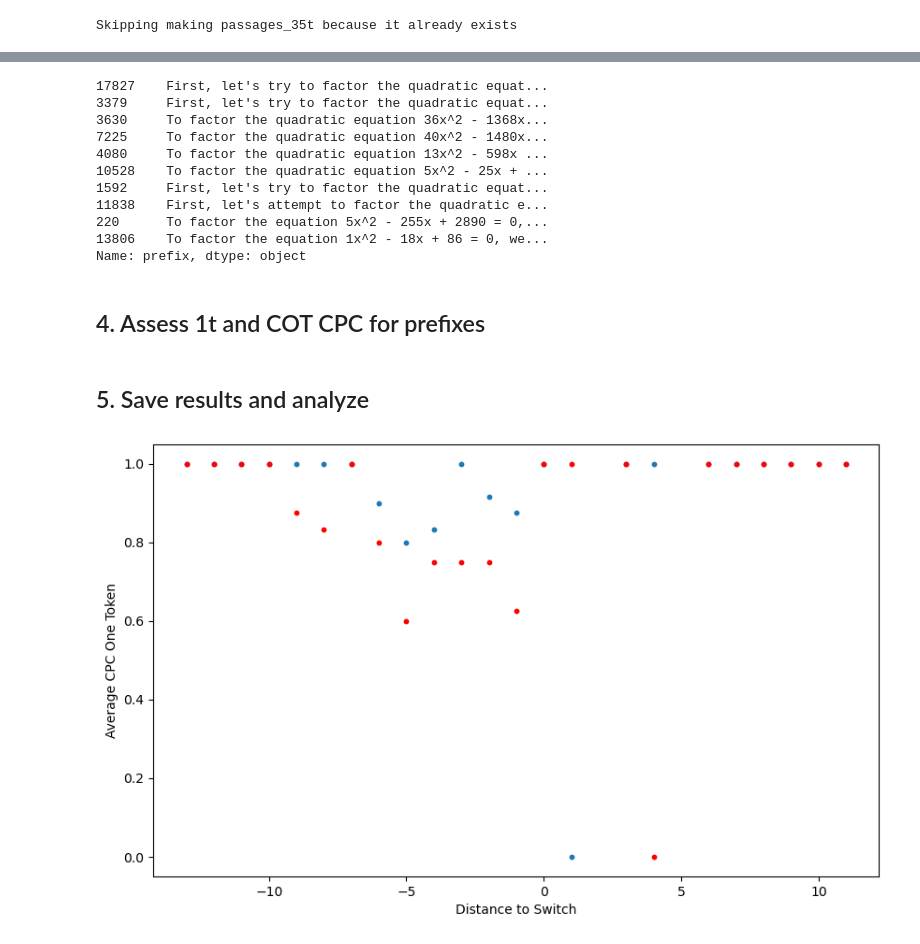
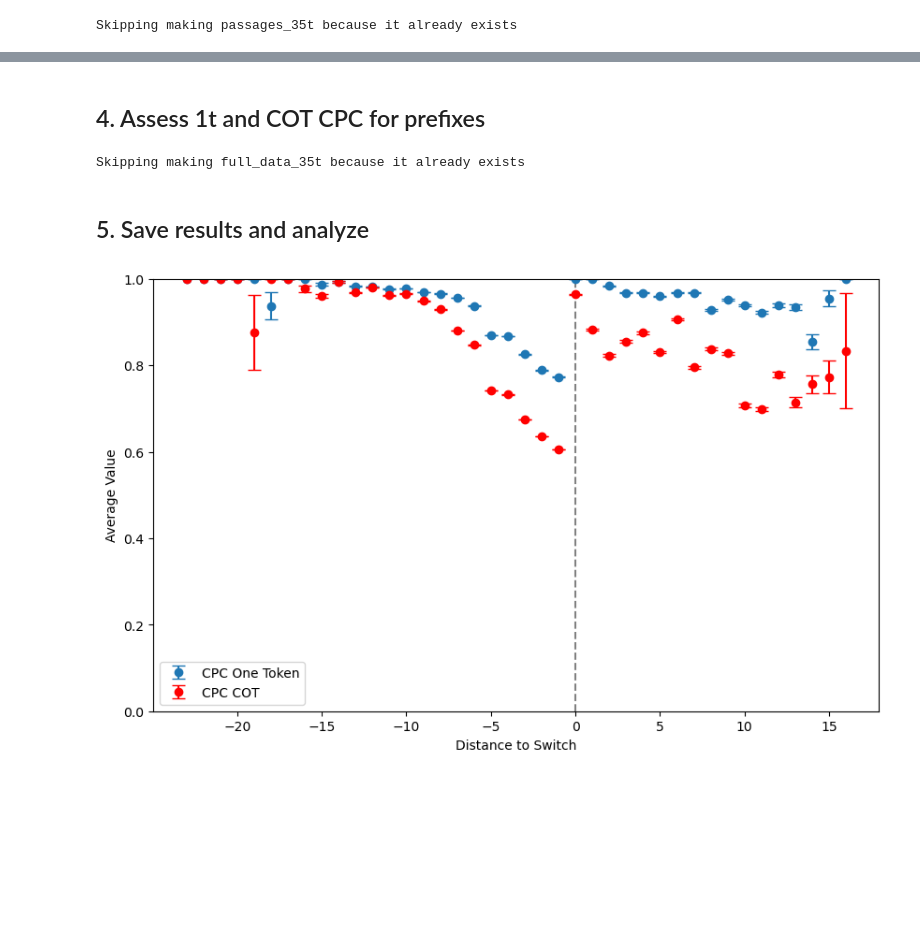
Before and after one commit to jlucassen/CPC_stepping_back, a Jupyter notebook: quadratic_pipeline.ipynb, the cells around one changed output, grey strips where cells are left out. Saved outputs shown, nothing was run; the diff lists cells and outputs as text; code cells hidden in the pictures; blank space fills up the shorter version.

```diff
--- a/quadratic_pipeline.ipynb
+++ b/quadratic_pipeline.ipynb
@@ -125,18 +166,3 @@ plt.show()
-# %%
-passages_35t_sample = passages_35t.sample(10)
-passages_35t_sample['prefix']
-# %% [output]
-17827    First, let's try to factor the quadratic equat...
-3379     First, let's try to factor the quadratic equat...
-3630     To factor the quadratic equation 36x^2 - 1368x...
-7225     To factor the quadratic equation 40x^2 - 1480x...
-4080     To factor the quadratic equation 13x^2 - 598x ...
-10528    To factor the quadratic equation 5x^2 - 25x + ...
-1592     First, let's try to factor the quadratic equat...
-11838    First, let's attempt to factor the quadratic e...
-220      To factor the equation 5x^2 - 255x + 2890 = 0,...
-13806    To factor the equation 1x^2 - 18x + 86 = 0, we...
-Name: prefix, dtype: object
 # %% [markdown]
 ## 4. Assess 1t and COT CPC for prefixes
 # %%
@@ -181,20 +202,45 @@ test.to_csv('gpt35t_experiment2_test.csv', index=False)
+# %%
+if not os.path.exists('data/full_data_35t.csv'):
+    print("Making full_data_35t")
+    full_data_35t = experiment2(gpt35t, passages_35t)
+    full_data_35t.to_csv('data/full_data_35t.csv')
+else:
+    print(colored("Skipping making full_data_35t because it already exists", 'blue'))
+    full_data_35t = pd.read_csv('data/full_data_35t.csv')
+# %% [output]
+Skipping making full_data_35t because it already exists
 # %% [markdown]
 ## 5. Save results and analyze
-# %%
-test['dist_to_switch'] = test['index'] - test['switch_index']
-test['cpc_one_token_numeric'] = test['cpc_one_token'].map({'Yes': 1, 'No': 0})
-test['cpc_cot'] = test['cpc_cot'].map({'Yes': 1, 'No': 0})
-
-# Then, we can group the data by 'dist_to_switch' and calculate the mean of 'cpc_one_token_numeric'
-grouped_1t = test.groupby('dist_to_switch')['cpc_one_token_numeric'].mean().reset_index()
-grouped_cot = test.groupby('dist_to_switch')['cpc_cot'].mean().reset_index()
-
-# Now, we can plot the data
-plt.figure(figsize=(10, 6))
-plt.scatter(grouped_1t['dist_to_switch'], grouped_1t['cpc_one_token_numeric'], s=10)
-plt.scatter(grouped_cot['dist_to_switch'], grouped_cot['cpc_cot'], s=10, color='red')
-plt.xlabel('Distance to Switch')
-plt.ylabel('Average CPC One Token')
-plt.show()
-# %% [output]
-[figure, removed]
+# %%
+import matplotlib.pyplot as plt
+from scipy.stats import sem
+import numpy as np
+
+# Convert columns to numeric
+full_data_35t['dist_to_switch'] = full_data_35t['index'] - full_data_35t['switch_index']
+full_data_35t['cpc_one_token_numeric'] = full_data_35t['cpc_one_token'].map({'Yes': 1, 'No': 0})
+full_data_35t['cpc_cot_answer_numeric'] = full_data_35t['cpc_cot_answer'].map({'Yes': 1, 'No': 0})
+
+# Group the data and calculate mean and sem
+grouped = full_data_35t.groupby('dist_to_switch')[['cpc_one_token_numeric']].agg(['mean', 'count', sem]).reset_index()
+grouped_cot = full_data_35t.groupby('dist_to_switch')[['cpc_cot_answer_numeric']].agg(['mean', 'count', sem]).reset_index()
+
+# Calculate confidence intervals
+grouped['cpc_one_token_numeric_ci_low'] = grouped['cpc_one_token_numeric', 'mean'] - 1.96 * grouped['cpc_one_token_numeric', 'sem'] / np.sqrt(grouped['cpc_one_token_numeric', 'count'])
+grouped['cpc_one_token_numeric_ci_high'] = grouped['cpc_one_token_numeric', 'mean'] + 1.96 * grouped['cpc_one_token_numeric', 'sem'] / np.sqrt(grouped['cpc_one_token_numeric', 'count'])
+
+grouped_cot['cpc_cot_ci_low'] = grouped_cot['cpc_cot_answer_numeric', 'mean'] - 1.96 * grouped_cot['cpc_cot_answer_numeric', 'sem'] / np.sqrt(grouped_cot['cpc_cot_answer_numeric', 'count'])
+grouped_cot['cpc_cot_ci_high'] = grouped_cot['cpc_cot_answer_numeric', 'mean'] + 1.96 * grouped_cot['cpc_cot_answer_numeric', 'sem'] / np.sqrt(grouped_cot['cpc_cot_answer_numeric', 'count'])
+
+# Plot the data
+plt.figure(figsize=(10, 6))
+plt.errorbar(grouped['dist_to_switch'], grouped['cpc_one_token_numeric', 'mean'], yerr=[grouped['cpc_one_token_numeric', 'mean'] - grouped['cpc_one_token_numeric_ci_low'], grouped['cpc_one_token_numeric_ci_high'] - grouped['cpc_one_token_numeric', 'mean']], fmt='o', capsize=5, label='CPC One Token')
+plt.errorbar(grouped_cot['dist_to_switch'], grouped_cot['cpc_cot_answer_numeric', 'mean'], yerr=[grouped_cot['cpc_cot_answer_numeric', 'mean'] - grouped_cot['cpc_cot_ci_low'], grouped_cot['cpc_cot_ci_high'] - grouped_cot['cpc_cot_answer_numeric', 'mean']], fmt='o', capsize=5, color='r', label='CPC COT')
+plt.vlines(0, 0, 1, linestyles='dashed', colors='gray')
+plt.xlabel('Distance to Switch')
+plt.ylabel('Average Value')
+plt.ylim(0, 1)
+plt.legend()
+plt.show()
+# %% [output]
+[figure, added]
```
Also changed, not shown: parts of 6 cells of this notebook, 2 other files.
